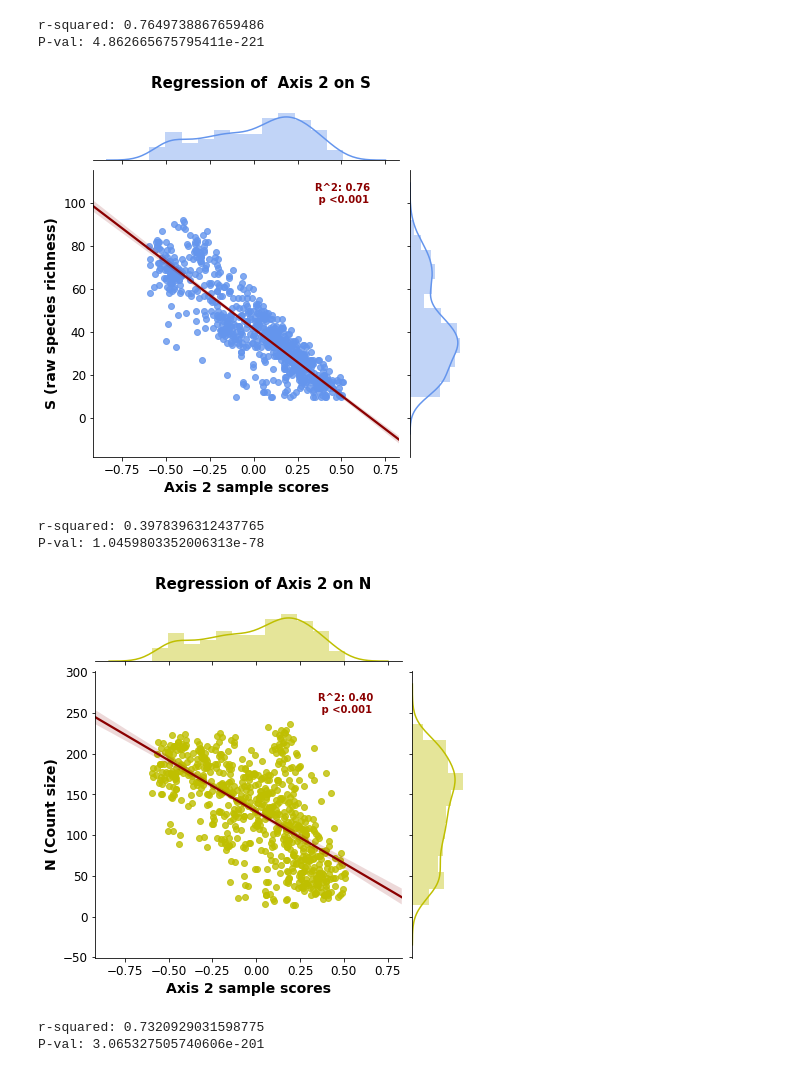
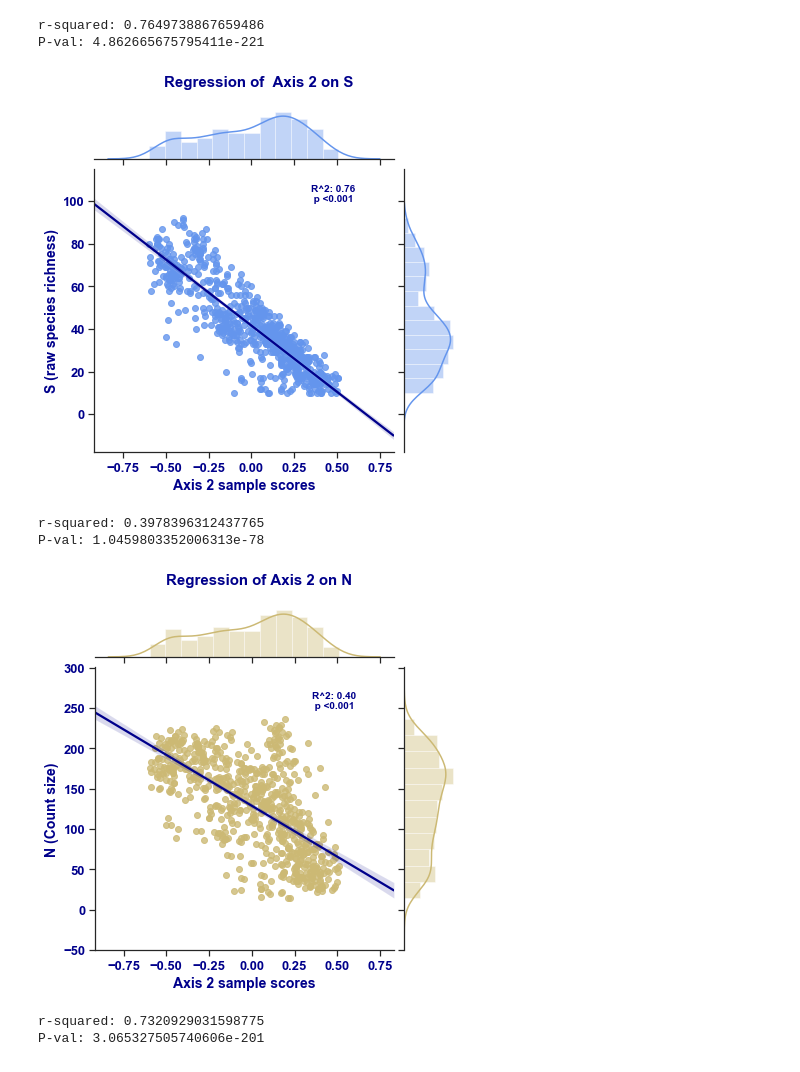
Before and after one commit to b3py0/Capstone-projects, a Jupyter notebook: Volve_final_capstone.ipynb, the cells around one changed output. Drawn from its saved outputs; the diff is of its cells as text; code cells hidden in the pictures.

```diff
--- a/Volve_final_capstone.ipynb
+++ b/Volve_final_capstone.ipynb
@@ -1534,18 +1587,21 @@ r-squared: 0.7649738867659486
 P-val: 4.862665675795411e-221
 # %%
 plt.figsize=(5,5)
-sns.jointplot(x='AXIS_2',y='S',data=info, kind='reg',color='cornflowerblue',joint_kws={'line_kws':{'color':'darkred'}})
-plt.ylabel('S (raw species richness)', fontsize=14, weight='bold')
-plt.xlabel('Axis 2 sample scores', fontsize=14, weight='bold')
+sns.jointplot(x='AXIS_2',y='S',data=info, kind='reg',color='cornflowerblue',joint_kws={'line_kws':{'color':'darkblue'}})
+plt.ylabel('S (raw species richness)', fontsize=14, weight='bold', color='darkblue')
+plt.xlabel('Axis 2 sample scores', fontsize=14, weight='bold', color='darkblue')
 plt.tick_params(labelsize=12)
-plt.text(0.35,100, "R^2: 0.76\n p <0.001", fontsize = 10, color='darkred',weight='bold')
-plt.suptitle('Regression of  Axis 2 on S', fontsize=15, weight='bold')
+plt.text(0.35,100, "R^2: 0.76\n p <0.001", fontsize = 10, color='darkblue',weight='bold')
+plt.tick_params(labelsize=13)
+plt.xticks(color='darkblue', weight='bold')
+plt.yticks(color='darkblue', weight='bold')
+plt.suptitle('Regression of  Axis 2 on S', fontsize=15, weight='bold', color='darkblue')
 plt.subplots_adjust(top=0.9)
 
 plt.show()
-# plt.savefig('Regplot_axis2_S_volve.png',dpi=400,bbox_inches='tight')
+# plt.savefig('Regplot_axis2_S_volve.png',dpi=400,bbox_inches='tight', transparent=True)
 # %% [output]
-[figure, old version]
+[figure, new version]
 # %%
 '''
 Linear regression of Axis 2 vs. N
@@ -1561,18 +1617,20 @@ r-squared: 0.3978396312437765
 P-val: 1.0459803352006313e-78
 # %%
 plt.figsize=(5,5)
-sns.jointplot(x='AXIS_2',y='N',data=info, kind='reg',color='y',joint_kws={'line_kws':{'color':'darkred'}})
-plt.ylabel('N (Count size)', fontsize=14, weight='bold')
-plt.xlabel('Axis 2 sample scores', fontsize=14, weight='bold')
-plt.tick_params(labelsize=12)
-plt.text(0.35,250, "R^2: 0.40\n p <0.001", fontsize = 10, color='darkred',weight='bold')
-plt.suptitle('Regression of Axis 2 on N', fontsize=15, weight='bold')
+sns.jointplot(x='AXIS_2',y='N',data=info, kind='reg',color='y',joint_kws={'line_kws':{'color':'darkblue'}})
+plt.ylabel('N (Count size)', fontsize=14, weight='bold', color='darkblue')
+plt.xlabel('Axis 2 sample scores', fontsize=14, weight='bold', color='darkblue')
+plt.tick_params(labelsize=13)
+plt.text(0.35,250, "R^2: 0.40\n p <0.001", fontsize = 10, color='darkblue',weight='bold')
+plt.xticks(color='darkblue', weight='bold')
+plt.yticks(color='darkblue', weight='bold')
+plt.suptitle('Regression of Axis 2 on N', fontsize=15, weight='bold', color='darkblue')
 plt.subplots_adjust(top=0.90)
 
 plt.show()
-# plt.savefig('Regplot_axis2_N_volve.png',dpi=400,bbox_inches='tight')
+# plt.savefig('Regplot_axis2_N_volve.png',dpi=400,bbox_inches='tight', transparent=True)
 # %% [output]
-[figure, old version]
+[figure, new version]
 # %%
 '''
 Linear regression of Axis 2 vs. R100
```
Also changed, not shown: parts of 22 cells of this notebook.
